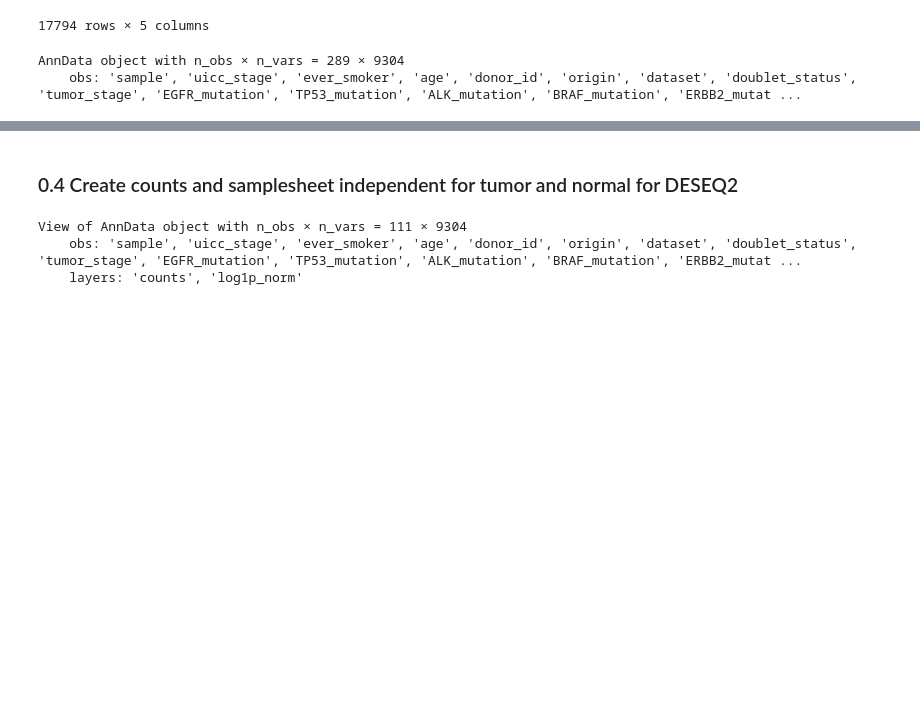
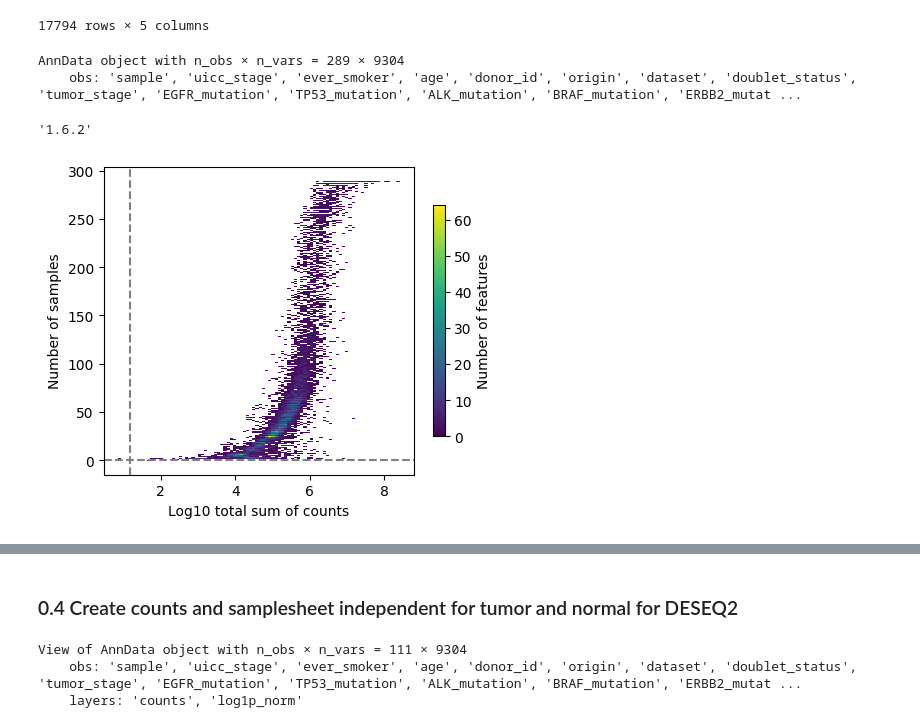
Before and after one commit to ErikaKvalem/NSCLC_gender_2023, a Jupyter notebook: 02-scripts/01_pseudobulk_nsclc.ipynb, the cells around one changed output, grey strips where cells are left out. Saved outputs shown, nothing was run; the diff lists cells and outputs as text; code cells hidden in the pictures; blank space fills up the shorter version.

```diff
--- a/02-scripts/01_pseudobulk_nsclc.ipynb
+++ b/02-scripts/01_pseudobulk_nsclc.ipynb
@@ -176,3 +180,11 @@ pdata
 # %% [output]
 AnnData object with n_obs × n_vars = 289 × 9304
     obs: 'sample', 'uicc_stage', 'ever_smoker', 'age', 'donor_id', 'origin', 'dataset', 'doublet_status', 'tumor_stage', 'EGFR_mutation', 'TP53_mutation', 'ALK_mutation', 'BRAF_mutation', 'ERBB2_mutat ...
+# %%
+dc.__version__
+# %% [output]
+'1.6.2'
+# %%
+dc.plot_filter_by_expr(pdata, group='sample', min_count=10, min_total_count=15)
+# %% [output]
+[figure, added]
```
Also changed, not shown: parts of 6 cells of this notebook, 1 other file.
